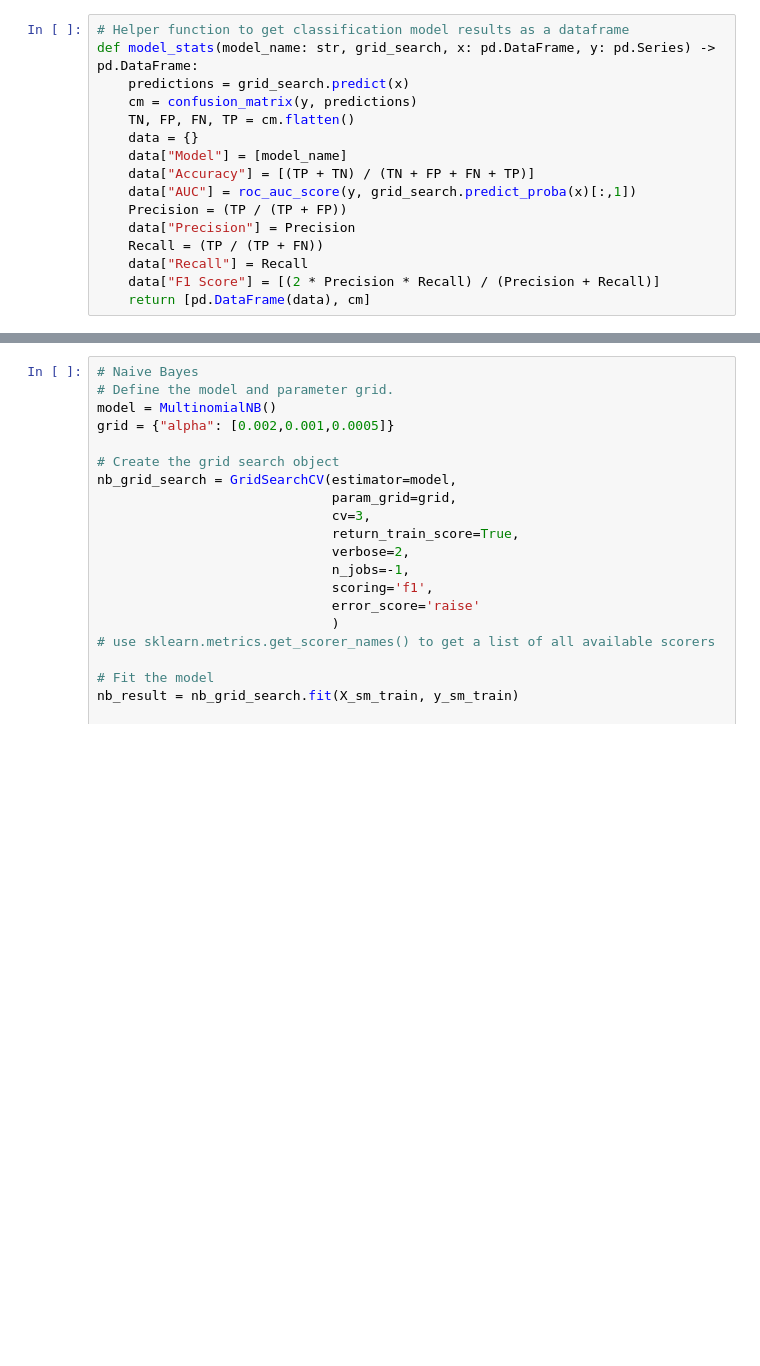
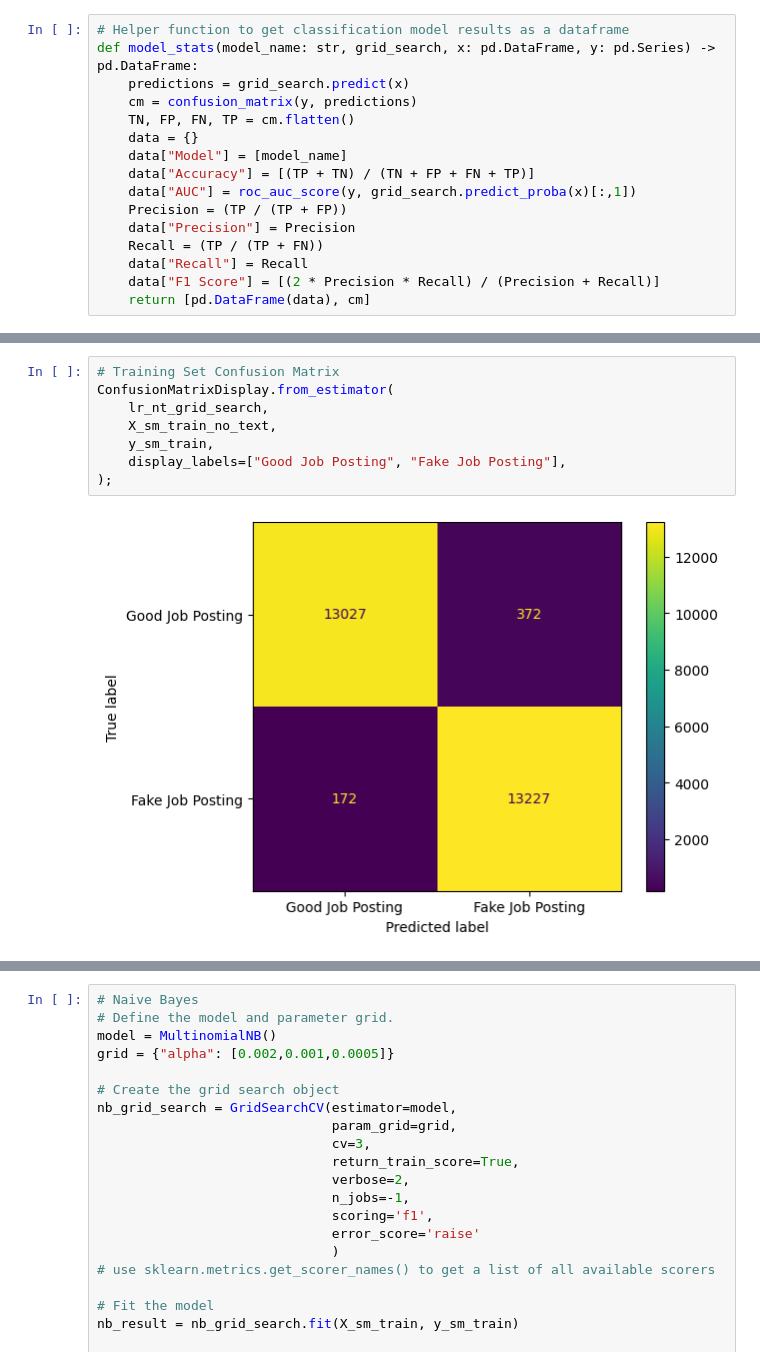
Before and after one commit to ADS-599-Team-2-Capstone/ADS-599-Capstone, a Jupyter notebook: Code Library Folder/Modeling.ipynb, the cells around one changed output, grey strips where cells are left out. Drawn from its saved outputs; the diff is of its cells as text; blank space fills up the shorter version.

```diff
--- a/Code Library Folder/Modeling.ipynb
+++ b/Code Library Folder/Modeling.ipynb
@@ -50,0 +196,10 @@ def model_stats(model_name: str, grid_search, x: pd.DataFrame, y: pd.Series) ->
+# %%
+# Training Set Confusion Matrix
+ConfusionMatrixDisplay.from_estimator(
+    lr_nt_grid_search,
+    X_sm_train_no_text,
+    y_sm_train,
+    display_labels=["Good Job Posting", "Fake Job Posting"],
+);
+# %% [output]
+[figure, added]
```
Also changed, not shown: parts of 18 cells of this notebook.
